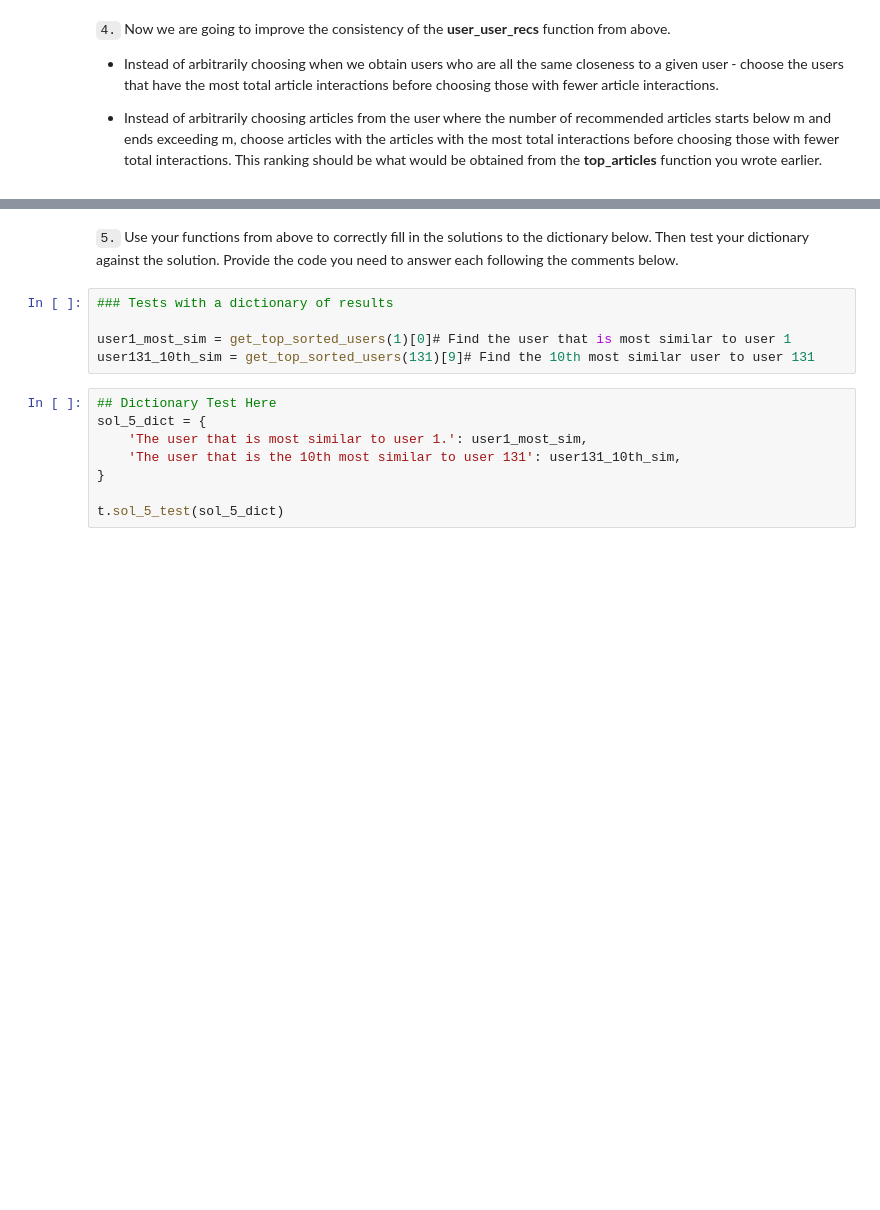
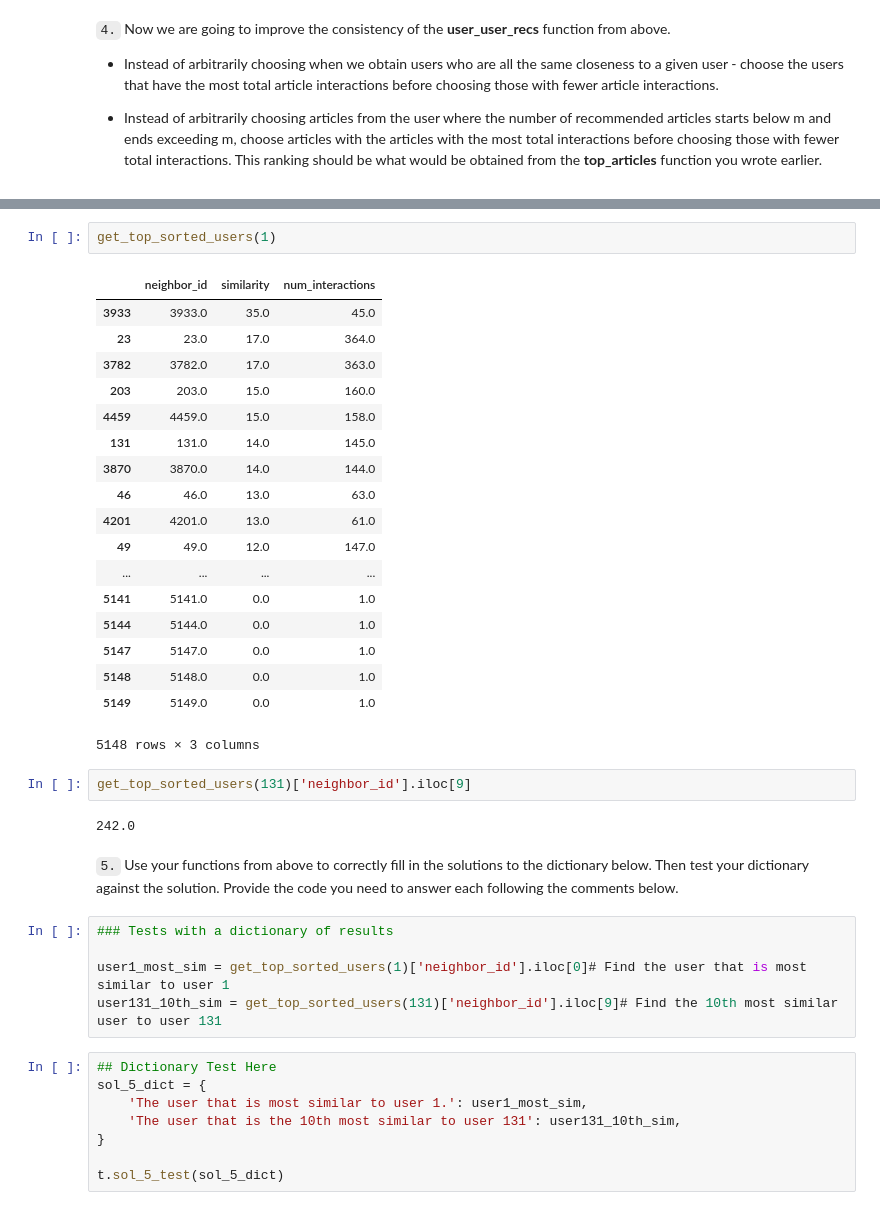
Before and after one commit to EPVIAX/Sistema-recomendaci-n, a Jupyter notebook: Recommendations_with_IBM.ipynb, the cells around one changed output, grey strips where cells are left out. Cells and saved outputs as stored; diff of their text form; blank space fills up the shorter version.

```diff
--- a/Recommendations_with_IBM.ipynb
+++ b/Recommendations_with_IBM.ipynb
@@ -613,10 +614,35 @@ The top 10 recommendations for user 20 are the following article names:
+# %%
+get_top_sorted_users(1)
+# %% [output]
+|  | neighbor_id | similarity | num_interactions |
+| 3933 | 3933.0 | 35.0 | 45.0 |
+| 23 | 23.0 | 17.0 | 364.0 |
+| 3782 | 3782.0 | 17.0 | 363.0 |
+| 203 | 203.0 | 15.0 | 160.0 |
+| 4459 | 4459.0 | 15.0 | 158.0 |
+| 131 | 131.0 | 14.0 | 145.0 |
+| 3870 | 3870.0 | 14.0 | 144.0 |
+| 46 | 46.0 | 13.0 | 63.0 |
+| 4201 | 4201.0 | 13.0 | 61.0 |
+| 49 | 49.0 | 12.0 | 147.0 |
+| ... | ... | ... | ... |
+| 5141 | 5141.0 | 0.0 | 1.0 |
+| 5144 | 5144.0 | 0.0 | 1.0 |
+| 5147 | 5147.0 | 0.0 | 1.0 |
+| 5148 | 5148.0 | 0.0 | 1.0 |
+| 5149 | 5149.0 | 0.0 | 1.0 |
+5148 rows × 3 columns
+# %%
+get_top_sorted_users(131)['neighbor_id'].iloc[9]
+# %% [output]
+242.0
 # %% [markdown]
 `5.` Use your functions from above to correctly fill in the solutions to the dictionary below.  Then test your dictionary against the solution.  Provide the code you need to answer each following the comments below.
 # %%
 ### Tests with a dictionary of results
 
-user1_most_sim = get_top_sorted_users(1)[0]# Find the user that is most similar to user 1
-user131_10th_sim = get_top_sorted_users(131)[9]# Find the 10th most similar user to user 131
+user1_most_sim = get_top_sorted_users(1)['neighbor_id'].iloc[0]# Find the user that is most similar to user 1
+user131_10th_sim = get_top_sorted_users(131)['neighbor_id'].iloc[9]# Find the 10th most similar user to user 131
 # %%
 ## Dictionary Test Here
 sol_5_dict = {
```
Also changed, not shown: parts of 9 cells of this notebook.
